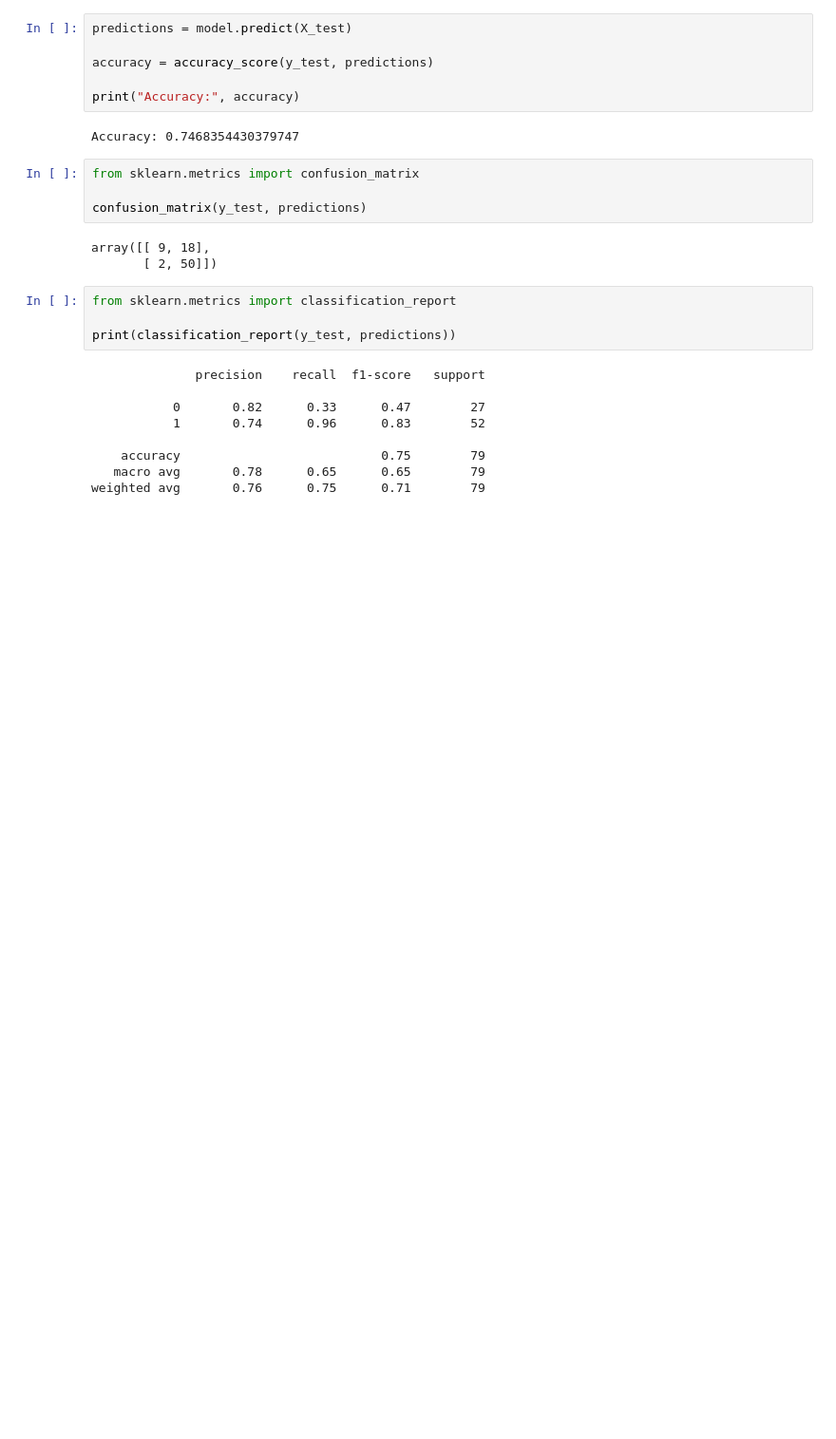
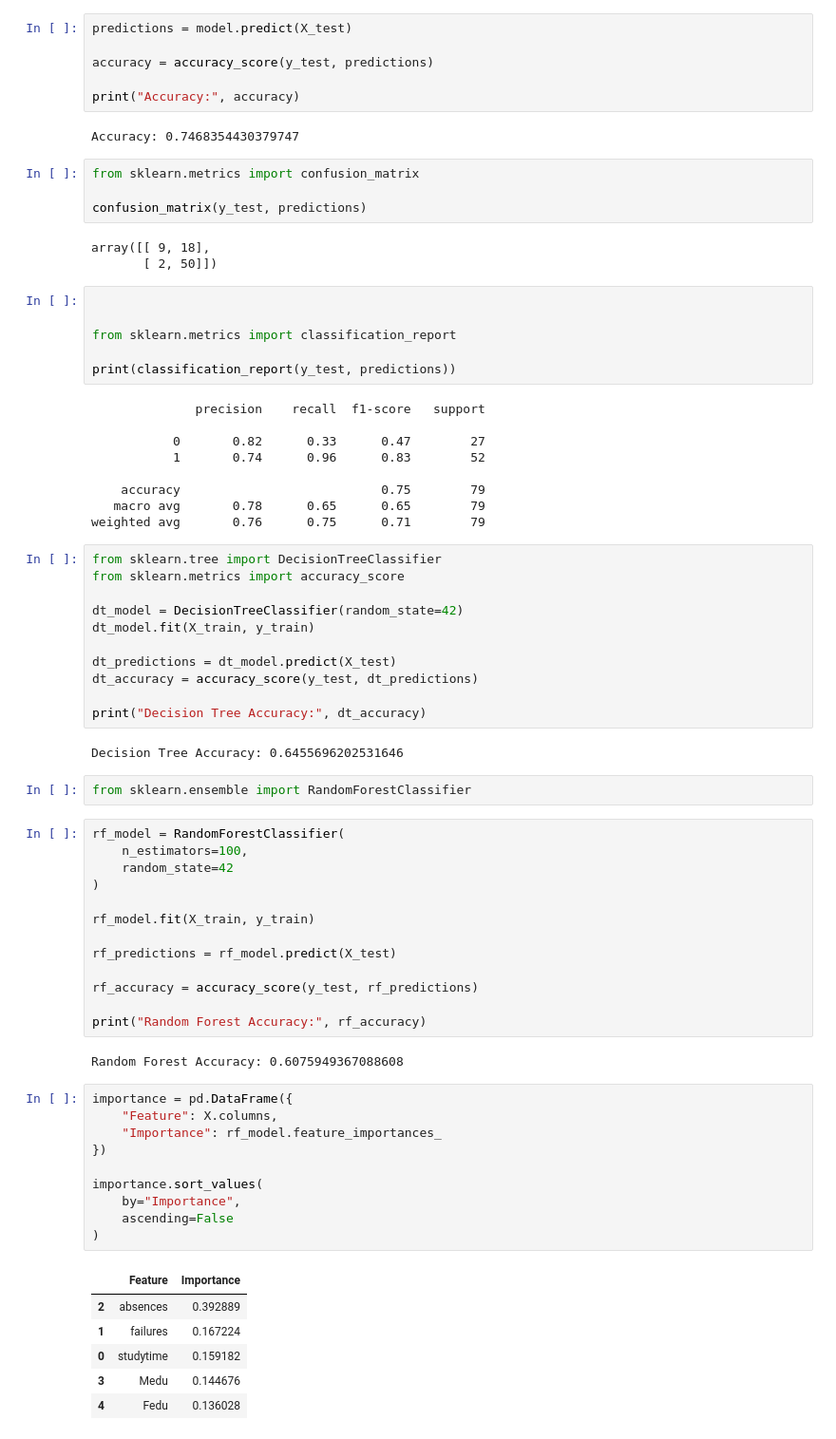
Before and after one commit to SariyaQ/student-performance-predictor, a Jupyter notebook: notebooks/day3_real_dataset.ipynb, the cells around one changed output. Shown at 95% size. Drawn from its saved outputs; the diff is of its cells as text; blank space fills up the shorter version.

Commit message:
Add model comparison and trained model

```diff
--- a/notebooks/day3_real_dataset.ipynb
+++ b/notebooks/day3_real_dataset.ipynb
@@ -229,6 +236,8 @@ confusion_matrix(y_test, predictions)
 array([[ 9, 18],
        [ 2, 50]])
 # %%
+
+
 from sklearn.metrics import classification_report
 
 print(classification_report(y_test, predictions))
@@ -241,3 +250,50 @@ print(classification_report(y_test, predictions))
     accuracy                           0.75        79
    macro avg       0.78      0.65      0.65        79
 weighted avg       0.76      0.75      0.71        79
+# %%
+from sklearn.tree import DecisionTreeClassifier
+from sklearn.metrics import accuracy_score
+
+dt_model = DecisionTreeClassifier(random_state=42)
+dt_model.fit(X_train, y_train)
+
+dt_predictions = dt_model.predict(X_test)
+dt_accuracy = accuracy_score(y_test, dt_predictions)
+
+print("Decision Tree Accuracy:", dt_accuracy)
+# %% [output]
+Decision Tree Accuracy: 0.6455696202531646
+# %%
+from sklearn.ensemble import RandomForestClassifier
+# %%
+rf_model = RandomForestClassifier(
+    n_estimators=100,
+    random_state=42
+)
+
+rf_model.fit(X_train, y_train)
+
+rf_predictions = rf_model.predict(X_test)
+
+rf_accuracy = accuracy_score(y_test, rf_predictions)
+
+print("Random Forest Accuracy:", rf_accuracy)
+# %% [output]
+Random Forest Accuracy: 0.6075949367088608
+# %%
+importance = pd.DataFrame({
+    "Feature": X.columns,
+    "Importance": rf_model.feature_importances_
+})
+
+importance.sort_values(
+    by="Importance",
+    ascending=False
+)
+# %% [output]
+|  | Feature | Importance |
+| 2 | absences | 0.392889 |
+| 1 | failures | 0.167224 |
+| 0 | studytime | 0.159182 |
+| 3 | Medu | 0.144676 |
+| 4 | Fedu | 0.136028 |
```
Also changed, not shown: parts of 6 cells of this notebook, 1 other file.
